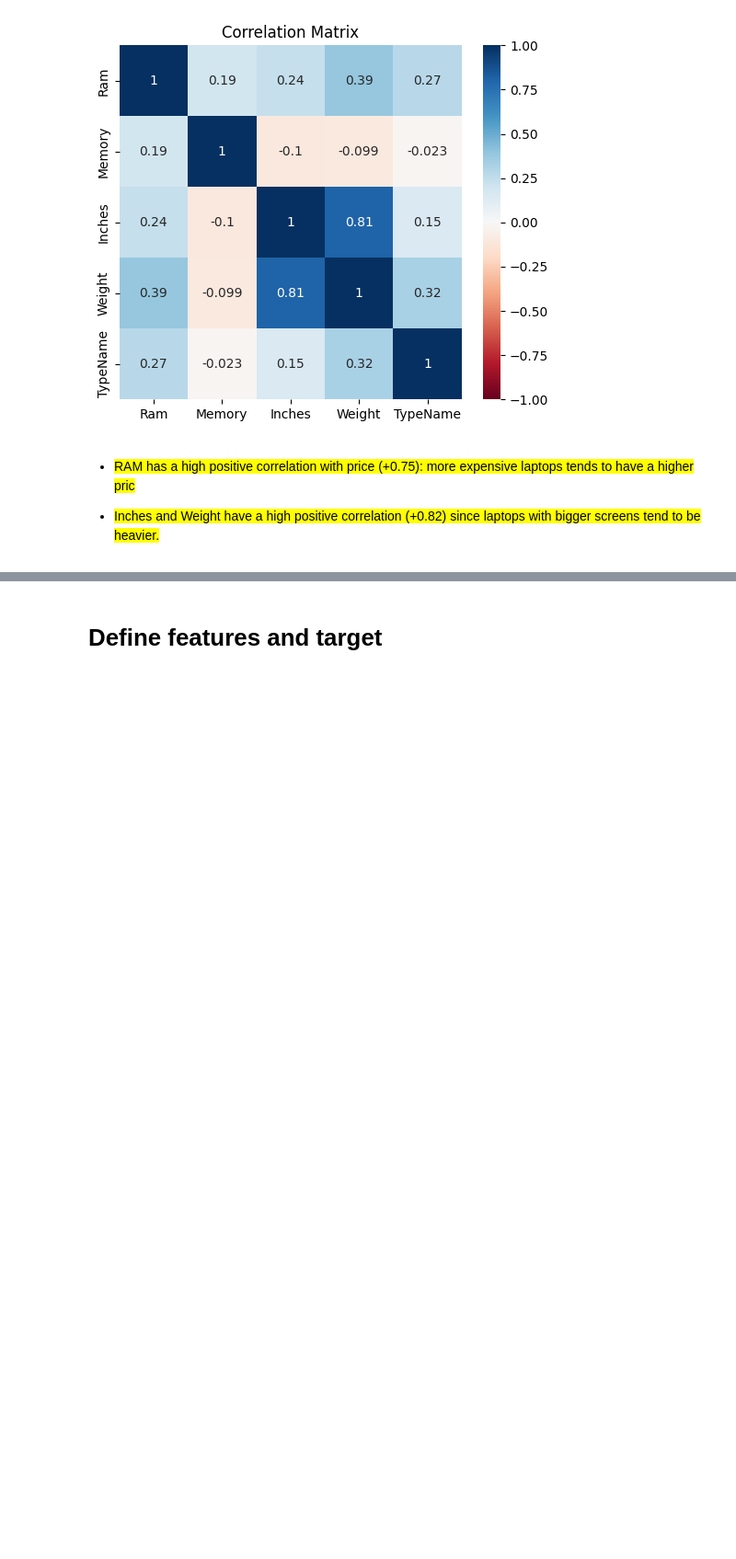
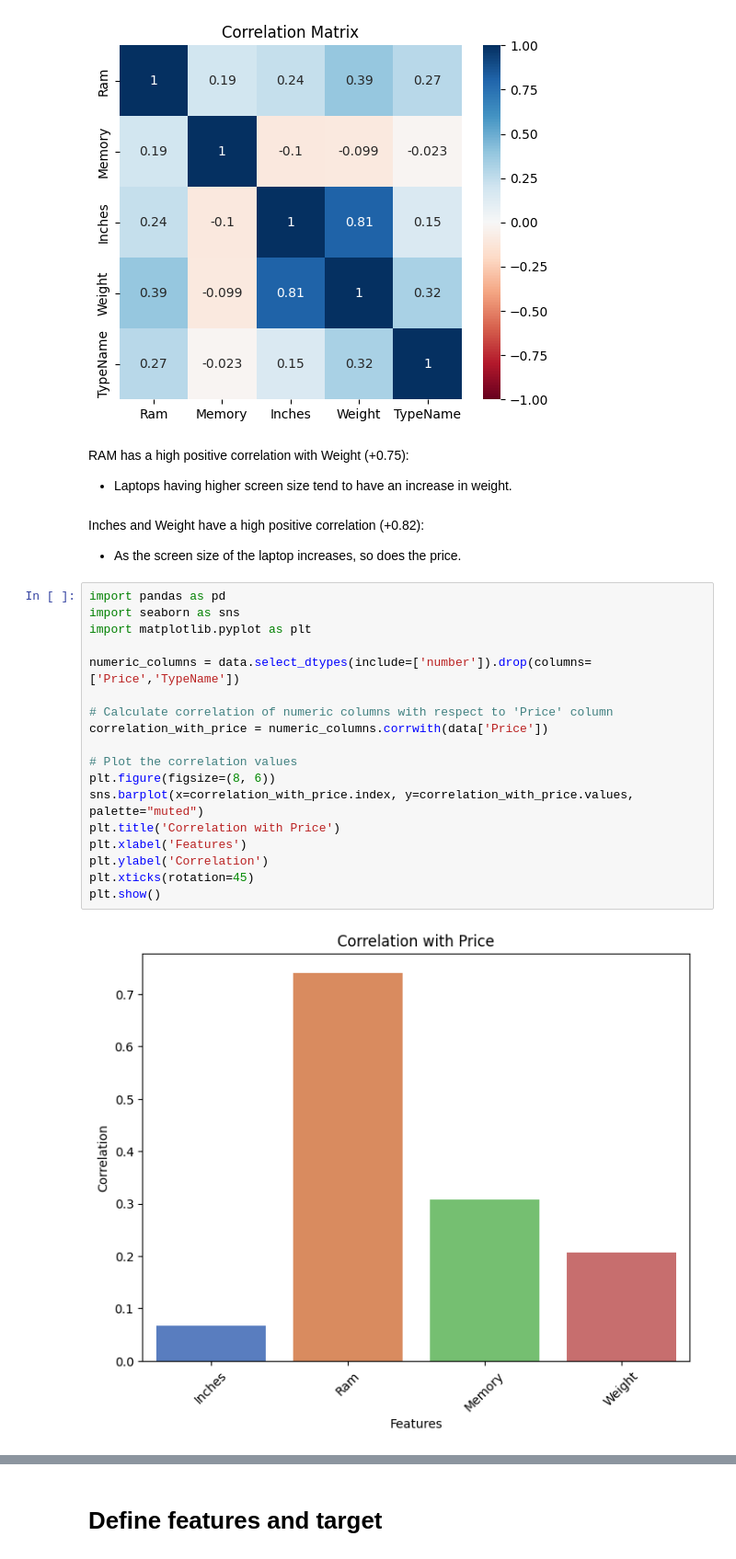
Before and after one commit to sumitsandhu/AGILE, a Jupyter notebook: Laptop.ipynb, the cells around one changed output, grey strips where cells are left out. Shown at 92% size. Saved outputs shown, nothing was run; the diff lists cells and outputs as text; blank space fills up the shorter version.

```diff
--- a/Laptop.ipynb
+++ b/Laptop.ipynb
@@ -350,7 +384,31 @@ plt.title('Correlation Matrix')
 plt.show()
 # %% [output]
 [figure]
-# %% [markdown]
-* <mark>RAM has a high positive correlation with price (+0.75): more expensive laptops tends to have a higher pric
-
-* <mark>Inches and Weight have a high positive correlation (+0.82) since laptops with bigger screens tend to be heavier.
+# %% [markdown]
+RAM has a high positive correlation with Weight (+0.75):
+
+   - Laptops having higher screen size tend to have an increase in weight.
+# %% [markdown]
+Inches and Weight have a high positive correlation (+0.82):
+
+   - As the screen size of the laptop increases, so does the price.
+# %%
+import pandas as pd
+import seaborn as sns
+import matplotlib.pyplot as plt
+
+numeric_columns = data.select_dtypes(include=['number']).drop(columns=['Price','TypeName'])
+
+# Calculate correlation of numeric columns with respect to 'Price' column
+correlation_with_price = numeric_columns.corrwith(data['Price'])
+
+# Plot the correlation values
+plt.figure(figsize=(8, 6))
+sns.barplot(x=correlation_with_price.index, y=correlation_with_price.values, palette="muted")
+plt.title('Correlation with Price')
+plt.xlabel('Features')
+plt.ylabel('Correlation')
+plt.xticks(rotation=45)
+plt.show()
+# %% [output]
+[figure, added]
```
Also changed, not shown: parts of 20 cells of this notebook, 1 other file.
